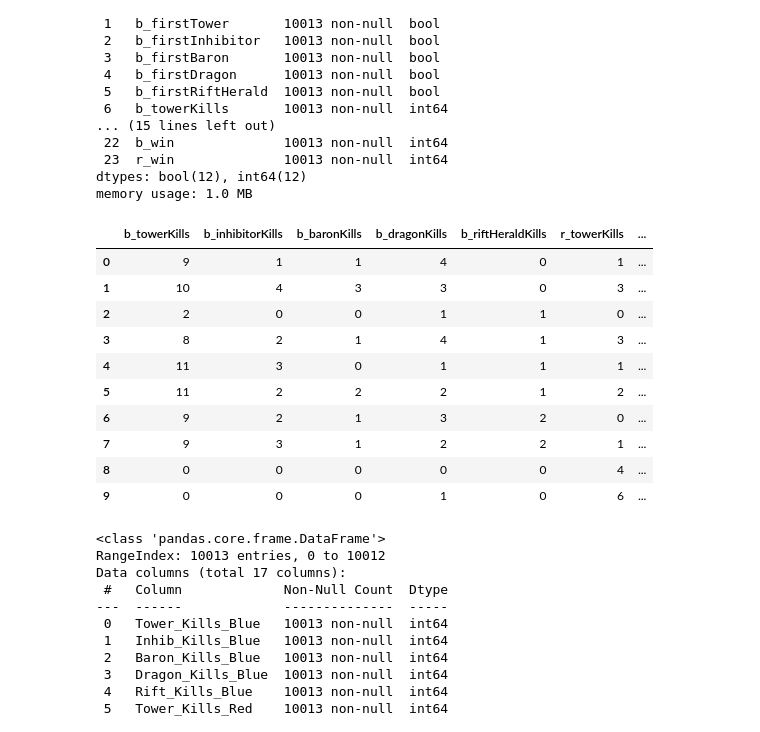
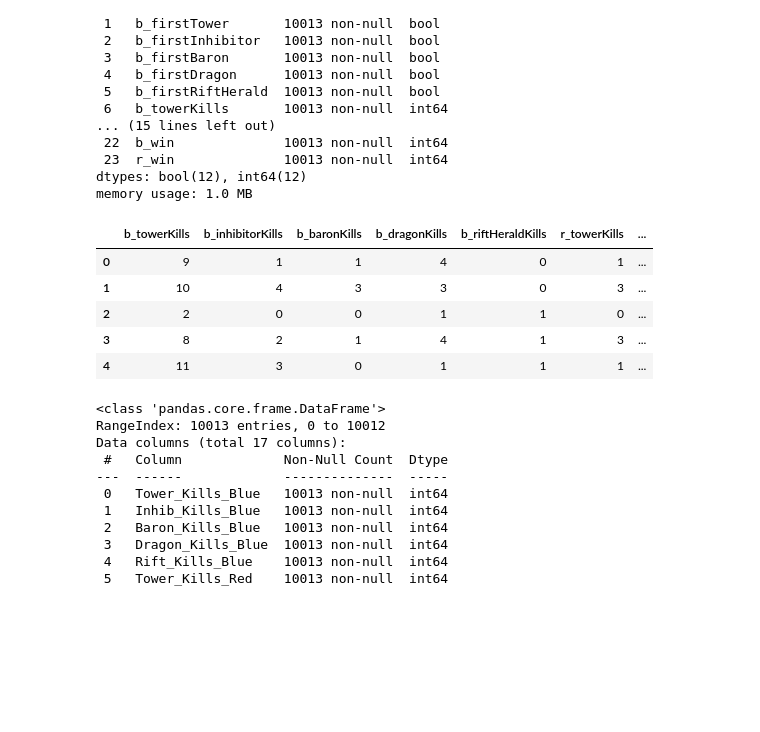
Before and after one commit to Lotus-baumgarner/Forever_Red_Vs_Blue, a Jupyter notebook: LeagueOfLegends.ipynb, the cells around one changed output. Cells and saved outputs as stored; diff of their text form; code cells hidden in the pictures; blank space fills up the shorter version.

```diff
--- a/LeagueOfLegends.ipynb
+++ b/LeagueOfLegends.ipynb
@@ -9,15 +32,14 @@ __By Lotus Baumgarner__
 # Data manipulation
 import numpy as np
 import pandas as pd
+from pprint import pprint
+
 
 # Data visualization
 import matplotlib.pyplot as plt
 %matplotlib inline
 import seaborn as sns
 sns.set_style('darkgrid')
-
-pd.set_option('display.max_rows', None)  # Displays all rows
-pd.set_option('display.max_columns', None)  # Displays all columns
 # %%
 # Loaded in Original Data Set and viewed first ten rows
 df = pd.read_csv('C:\\Users\\lotus\\Documents\\Personal_Projects\\League_of_Legends\\Data\\training_data.csv')
@@ -176,39 +196,34 @@ df.drop(['b_firstTower', 'r_firstTower'], axis=1, inplace=True)
 
 # First_Inhibitor
 df['First_Inhibitor'] = df.apply(lambda x: 'Blue' if x['b_firstInhibitor'] else 'Red', axis=1)
 df.drop(['b_firstInhibitor', 'r_firstInhibitor'], axis=1, inplace=True)
 
 # First_Baron
 df['First_Baron'] = df.apply(lambda x: 'Blue' if x['b_firstBaron'] else 'Red', axis=1)
 df.drop(['b_firstBaron', 'r_firstBaron'], axis=1, inplace=True)
 
 # First_Dragon
 df['First_Dragon'] = df.apply(lambda x: 'Blue' if x['b_firstDragon'] else 'Red', axis=1)
 df.drop(['b_firstDragon', 'r_firstDragon'], axis=1, inplace=True)
 
 # First_Rift_Herald
 df['First_Rift_Herald'] = df.apply(lambda x: 'Blue' if x['b_firstRiftHerald'] else 'Red', axis=1)
 df.drop(['b_firstRiftHerald', 'r_firstRiftHerald'], axis=1, inplace=True)
 
 # Winner
 df['Winner'] = df.apply(lambda x: 'Blue' if x['b_win'] == 1 else 'Red', axis=1)
 df.drop(['b_win', 'r_win'], axis=1, inplace=True)
 
 
 # Printed the first 10 rows to verify and check the changes
-df.head(10)
+df.head()
 # %% [output]
 |  | b_towerKills | b_inhibitorKills | b_baronKills | b_dragonKills | b_riftHeraldKills | r_towerKills | ... |
 | 0 | 9 | 1 | 1 | 4 | 0 | 1 | ... |
 | 1 | 10 | 4 | 3 | 3 | 0 | 3 | ... |
 | 2 | 2 | 0 | 0 | 1 | 1 | 0 | ... |
 | 3 | 8 | 2 | 1 | 4 | 1 | 3 | ... |
 | 4 | 11 | 3 | 0 | 1 | 1 | 1 | ... |
-| 5 | 11 | 2 | 2 | 2 | 1 | 2 | ... |
-| 6 | 9 | 2 | 1 | 3 | 2 | 0 | ... |
-| 7 | 9 | 3 | 1 | 2 | 2 | 1 | ... |
-| 8 | 0 | 0 | 0 | 0 | 0 | 4 | ... |
-| 9 | 0 | 0 | 0 | 1 | 0 | 6 | ... |
 # %%
 # Renamed the remaining columns for better readability
 df.rename(columns={
```
Also changed, not shown: parts of 13 cells of this notebook.
